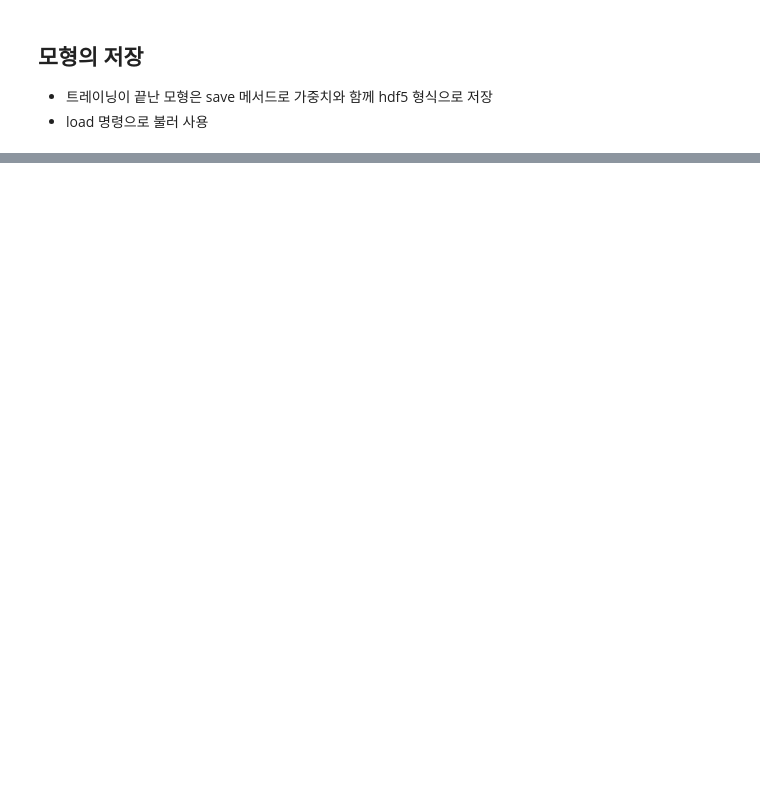
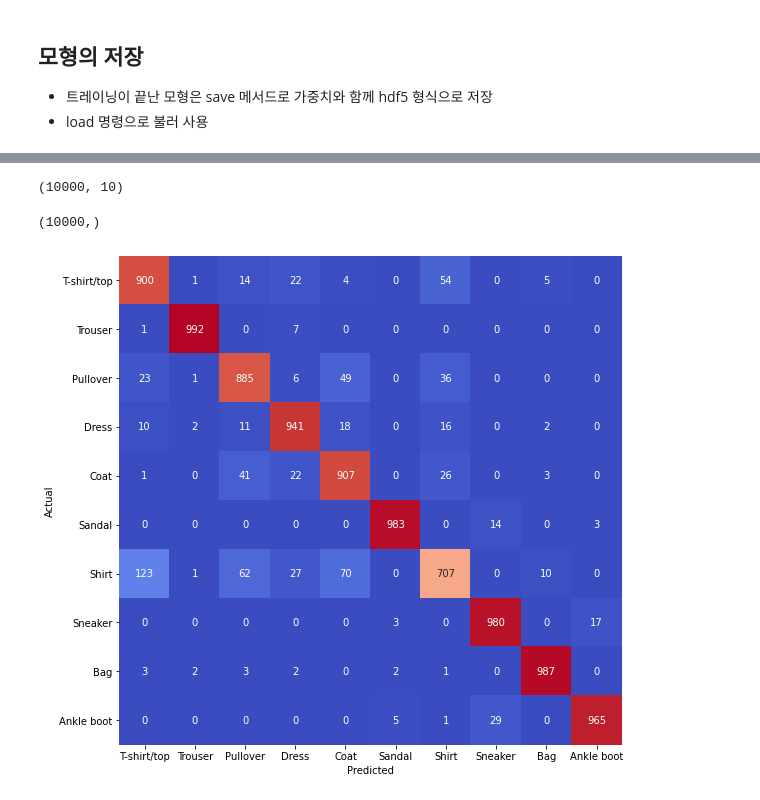
Before and after one commit to dasdasqs2/pdm05, a Jupyter notebook: py-tensorflow/tf2_7_fmnist_CNN_best.ipynb, the cells around one changed output, grey strips where cells are left out. Cells and saved outputs as stored; diff of their text form; code cells hidden in the pictures; blank space fills up the shorter version.

```diff
--- a/py-tensorflow/tf2_7_fmnist_CNN_best.ipynb
+++ b/py-tensorflow/tf2_7_fmnist_CNN_best.ipynb
@@ -534,0 +540,23 @@ model.evaluate(X_test, y_test, batch_size=32)
+# %%
+predictions = model.predict(X_test)
+# %%
+predictions.shape
+# %% [output]
+(10000, 10)
+# %%
+predictions0 = np.argmax(predictions, axis=1)
+predictions0.shape
+# %% [output]
+(10000,)
+# %%
+cm = confusion_matrix(y_test0, predictions0)
+# %%
+class_names =  ['T-shirt/top', 'Trouser', 'Pullover', 'Dress', 'Coat', 'Sandal', 'Shirt', 'Sneaker', 'Bag', 'Ankle boot']
+# %%
+plt.figure(figsize=(9,9))
+sns.heatmap(cm, cbar=False, xticklabels=class_names, yticklabels=class_names, fmt='d', annot=True, cmap=plt.cm.coolwarm)
+plt.xlabel('Predicted')
+plt.ylabel('Actual')
+plt.show()
+# %% [output]
+[figure, added]
```
Also changed, not shown: parts of 20 cells of this notebook.
